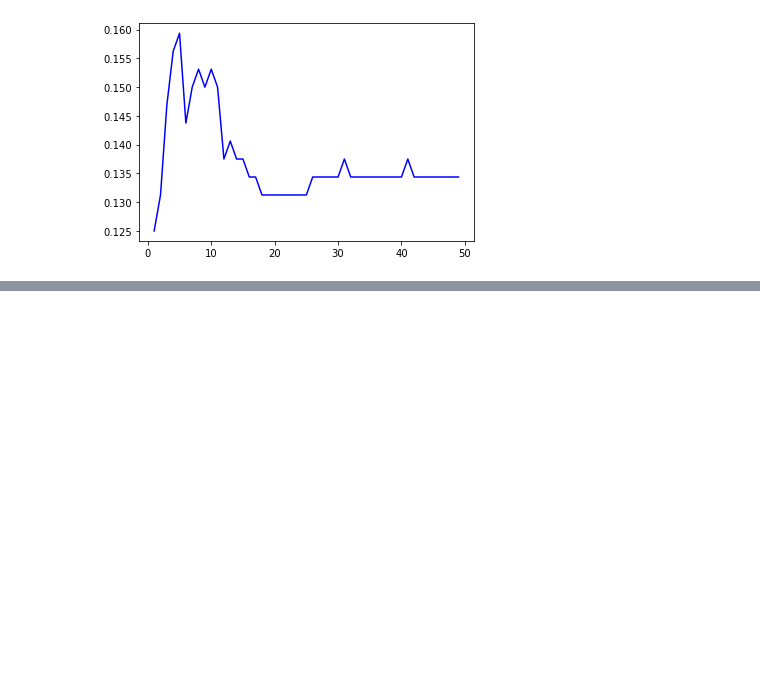
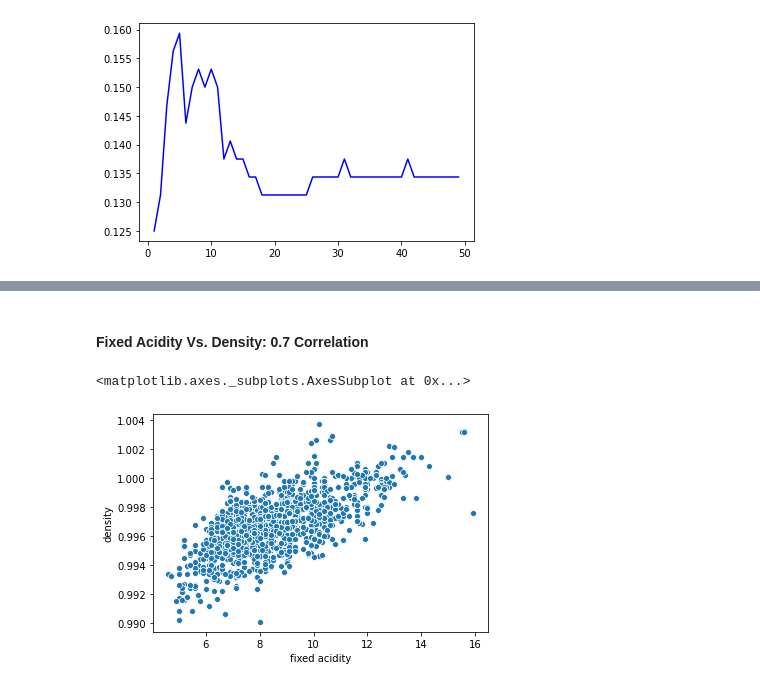
Before and after one commit to PJFinnerty/Machine-Learning-and-Statistics, a Jupyter notebook: KNN.ipynb, the cells around one changed output, grey strips where cells are left out. Drawn from its saved outputs; the diff is of its cells as text; code cells hidden in the pictures; blank space fills up the shorter version.

```diff
--- a/KNN.ipynb
+++ b/KNN.ipynb
@@ -219,0 +232,7 @@ sns.lineplot(range(1,50), accuracy, color='blue')
+# %% [markdown]
+#### Fixed Acidity Vs. Density: 0.7 Correlation
+# %%
+sns.scatterplot(x='fixed acidity', y='density', data=data_4)
+# %% [output]
+<matplotlib.axes._subplots.AxesSubplot at 0x...>
+[figure, added]
```
Also changed, not shown: parts of 13 cells of this notebook.
